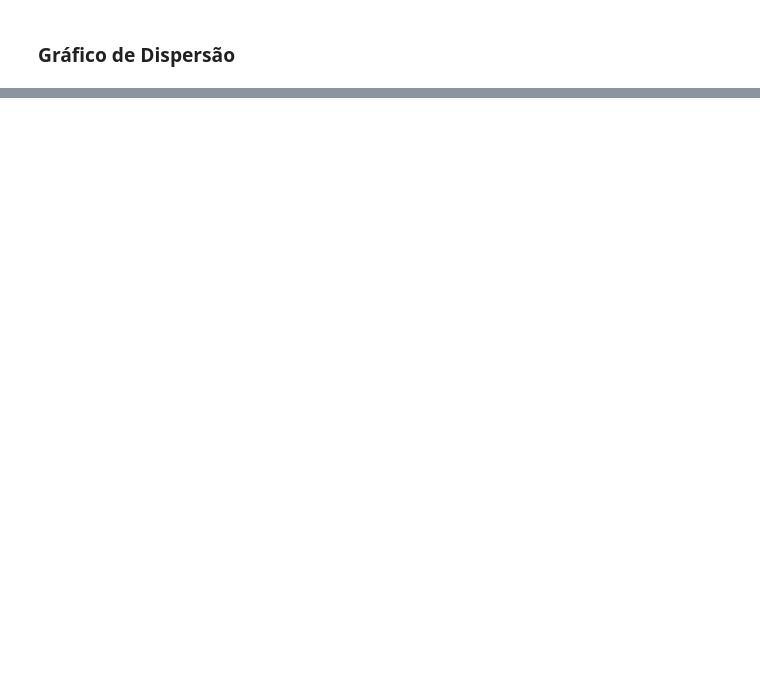
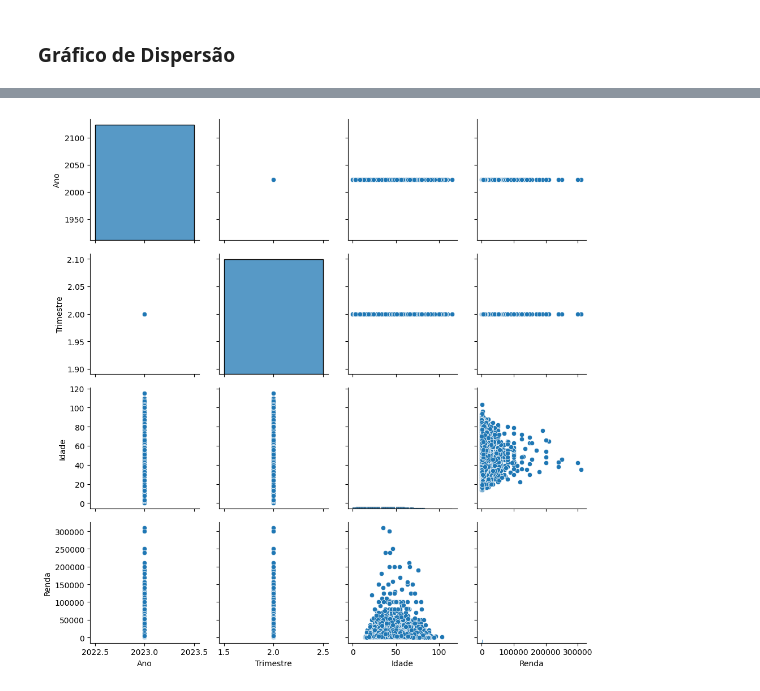
Before and after one commit to guilhermenakama/C_DADOS_PROJETO3, a Jupyter notebook: projeto3_grupo8.ipynb, the cells around one changed output, grey strips where cells are left out. Cells and saved outputs as stored; diff of their text form; code cells hidden in the pictures; blank space fills up the shorter version.

```diff
--- a/projeto3_grupo8.ipynb
+++ b/projeto3_grupo8.ipynb
@@ -404,2 +386,8 @@ Neste gráfico é possível observar que segundo os dados analisados deste perí
 
 Com a análise do gráfico e do coeficiente de correlação, é possível observar que segundo os dados analisados deste período, cidadãos com uma maior idade tendem a possuir uma renda média mensal superior a pessoas mais jovens. Entretanto, a renda média mensal tem um declínio exponenecial após os 60 anos de idade. Ou seja, a variável explicativa "Idade" possui influência sobre a variável target (renda média mensal).
+# %%
+sns.pairplot(dados_small)
+plt.tight_layout()
+plt.show()
+# %% [output]
+[figure, added]
```
Also changed, not shown: parts of 16 cells of this notebook.
